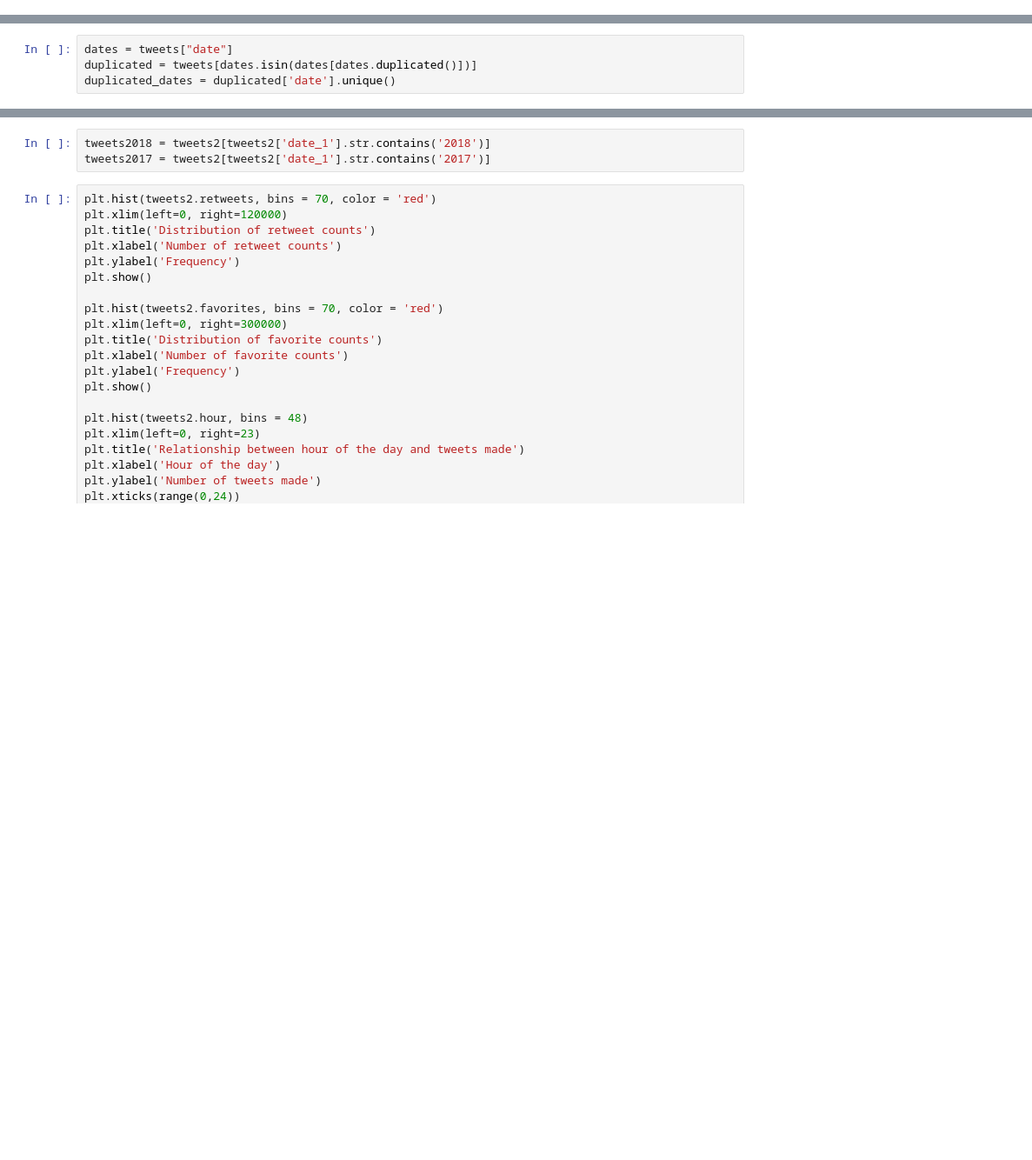
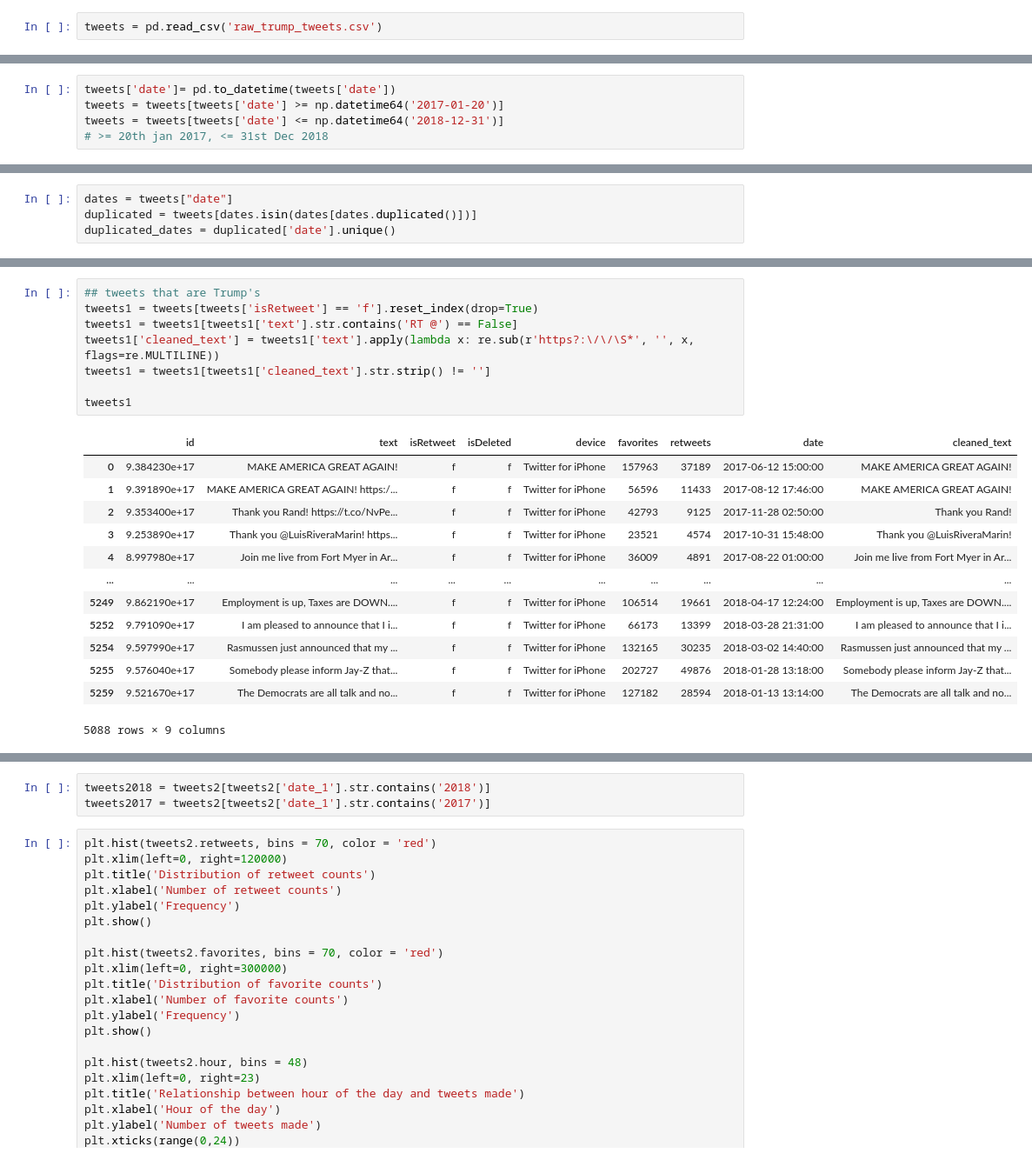
Before and after one commit to ameyrathi/MLProject, a Jupyter notebook: Tweets.ipynb, the cells around one changed output, grey strips where cells are left out. Shown at 87% size. Cells and saved outputs as stored; diff of their text form; blank space fills up the shorter version.

```diff
--- a/Tweets.ipynb
+++ b/Tweets.ipynb
@@ -23,0 +8,2 @@ tweets
+# %%
+tweets = pd.read_csv('raw_trump_tweets.csv')
@@ -24,3 +14,8 @@ tweets
+# %%
+tweets['date']= pd.to_datetime(tweets['date'])
+tweets = tweets[tweets['date'] >= np.datetime64('2017-01-20')]
+tweets = tweets[tweets['date'] <= np.datetime64('2018-12-31')]
+# >= 20th jan 2017, <= 31st Dec 2018
 # %%
 def process_and_remove_duplicates(tweets, date):
     duplicated_rows = tweets[tweets['date'] == date]
@@ -72 +75,23 @@ Combined 2 tweets on 20/1/2017 17:51
+# %%
+## tweets that are Trump's
+tweets1 = tweets[tweets['isRetweet'] == 'f'].reset_index(drop=True)
+tweets1 = tweets1[tweets1['text'].str.contains('RT @') == False]
+tweets1['cleaned_text'] = tweets1['text'].apply(lambda x: re.sub(r'https?:\/\/\S*', '', x, flags=re.MULTILINE))
+tweets1 = tweets1[tweets1['cleaned_text'].str.strip() != '']
+
+tweets1
+# %% [output]
+|  | id | text | isRetweet | isDeleted | device | favorites | retweets | date | cleaned_text |
+| 0 | 9.384230e+17 | MAKE AMERICA GREAT AGAIN! | f | f | Twitter for iPhone | 157963 | 37189 | 2017-06-12 15:00:00 | MAKE AMERICA GREAT AGAIN! |
+| 1 | 9.391890e+17 | MAKE AMERICA GREAT AGAIN! https:/... | f | f | Twitter for iPhone | 56596 | 11433 | 2017-08-12 17:46:00 | MAKE AMERICA GREAT AGAIN! |
+| 2 | 9.353400e+17 | Thank you Rand! https://t.co/NvPe... | f | f | Twitter for iPhone | 42793 | 9125 | 2017-11-28 02:50:00 | Thank you Rand! |
+| 3 | 9.253890e+17 | Thank you @LuisRiveraMarin! https... | f | f | Twitter for iPhone | 23521 | 4574 | 2017-10-31 15:48:00 | Thank you @LuisRiveraMarin! |
+| 4 | 8.997980e+17 | Join me live from Fort Myer in Ar... | f | f | Twitter for iPhone | 36009 | 4891 | 2017-08-22 01:00:00 | Join me live from Fort Myer in Ar... |
+| ... | ... | ... | ... | ... | ... | ... | ... | ... | ... |
+| 5249 | 9.862190e+17 | Employment is up, Taxes are DOWN.... | f | f | Twitter for iPhone | 106514 | 19661 | 2018-04-17 12:24:00 | Employment is up, Taxes are DOWN.... |
+| 5252 | 9.791090e+17 | I am pleased to announce that I i... | f | f | Twitter for iPhone | 66173 | 13399 | 2018-03-28 21:31:00 | I am pleased to announce that I i... |
+| 5254 | 9.597990e+17 | Rasmussen just announced that my ... | f | f | Twitter for iPhone | 132165 | 30235 | 2018-03-02 14:40:00 | Rasmussen just announced that my ... |
+| 5255 | 9.576040e+17 | Somebody please inform Jay-Z that... | f | f | Twitter for iPhone | 202727 | 49876 | 2018-01-28 13:18:00 | Somebody please inform Jay-Z that... |
+| 5259 | 9.521670e+17 | The Democrats are all talk and no... | f | f | Twitter for iPhone | 127182 | 28594 | 2018-01-13 13:14:00 | The Democrats are all talk and no... |
+5088 rows × 9 columns
 # %%
```
Also changed, not shown: parts of 12 cells of this notebook, 4 other files.
